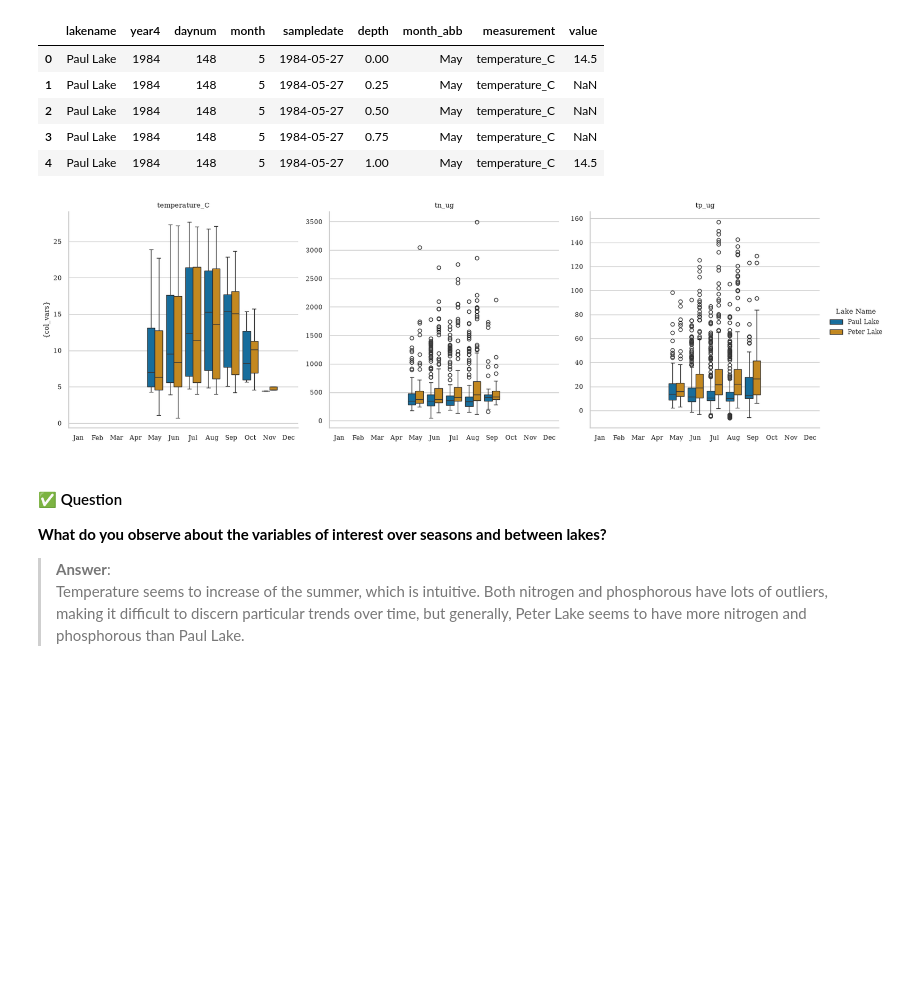
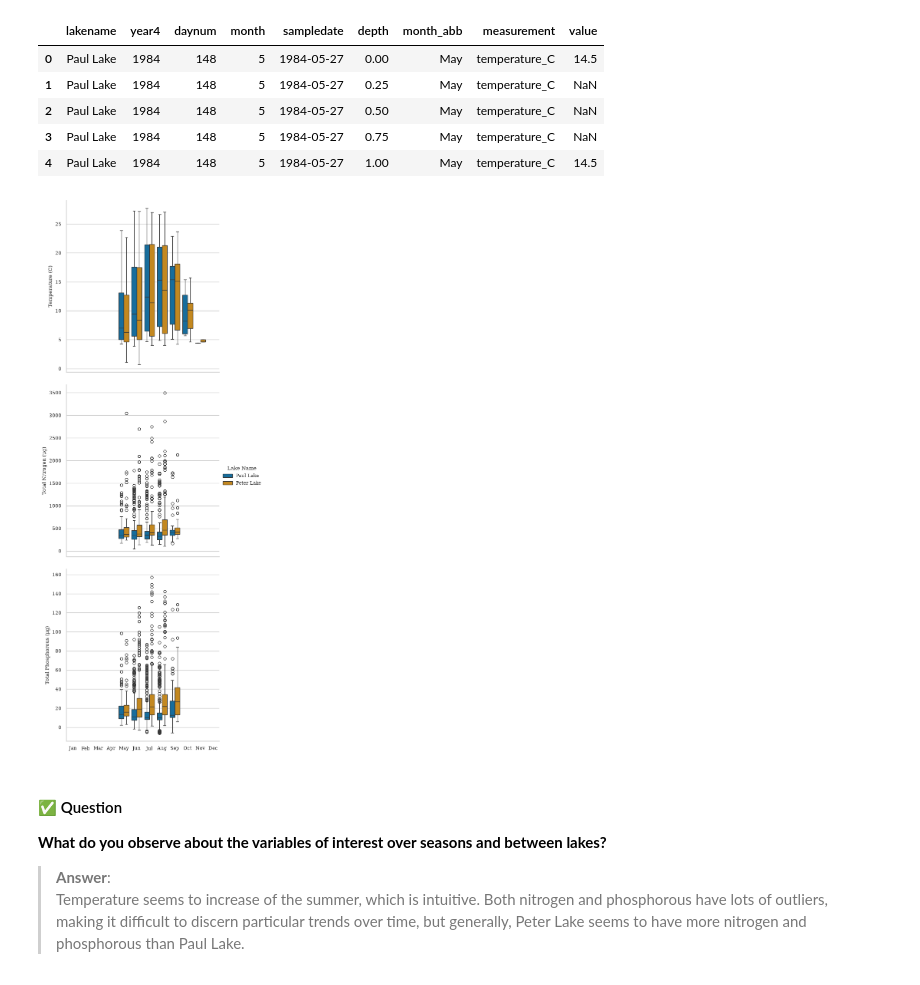
Before and after one commit to maya-schroder/ENV700, a Jupyter notebook: assingments/mis32_A5-DataVisualization.ipynb, the cells around one changed output. Drawn from its saved outputs; the diff is of its cells as text; code cells hidden in the pictures; blank space fills up the shorter version.

```diff
--- a/assingments/mis32_A5-DataVisualization.ipynb
+++ b/assingments/mis32_A5-DataVisualization.ipynb
@@ -186,25 +186,39 @@ NTL_LTER_long.head()
 # %%
 # 5.2 Create the faceted plot
 g = sns.catplot(
     data=NTL_LTER_long,
     x='month_abb',
     y='value',
     kind='box',
     col='measurement',
     sharey=False,
-    hue='lakename'
+    hue='lakename',
+    col_wrap= 1
 )
 
 # 5.3 Style the plot
-g.set(
-    title="",
-    xlabel=""
-).set_ylabels('{col_vars}').set_titles('{col_name}')
+g.axes[0].set(
+    title = "",
+    xlabel = "",
+    ylabel = 'Temperature (C)'
+)
+
+g.axes[1].set(
+    title = "",
+    xlabel = "",
+    ylabel = 'Total Nitrogen (\N{Greek small letter mu}g)'
+)
+
+g.axes[2].set(
+    title = "",
+    xlabel = "",
+    ylabel = 'Total Phosphorous (\N{Greek small letter mu}g)'
+)
 
 # 5.4 Set the legend
 g.legend.set_title('Lake Name')
 # %% [output]
-[figure, old version]
+[figure, new version]
 # %% [markdown]
 #### ✅ Question
 **What do you observe about the variables of interest over seasons and between lakes?**
```
Also changed, not shown: parts of 1 cell of this notebook, 1 other file.
